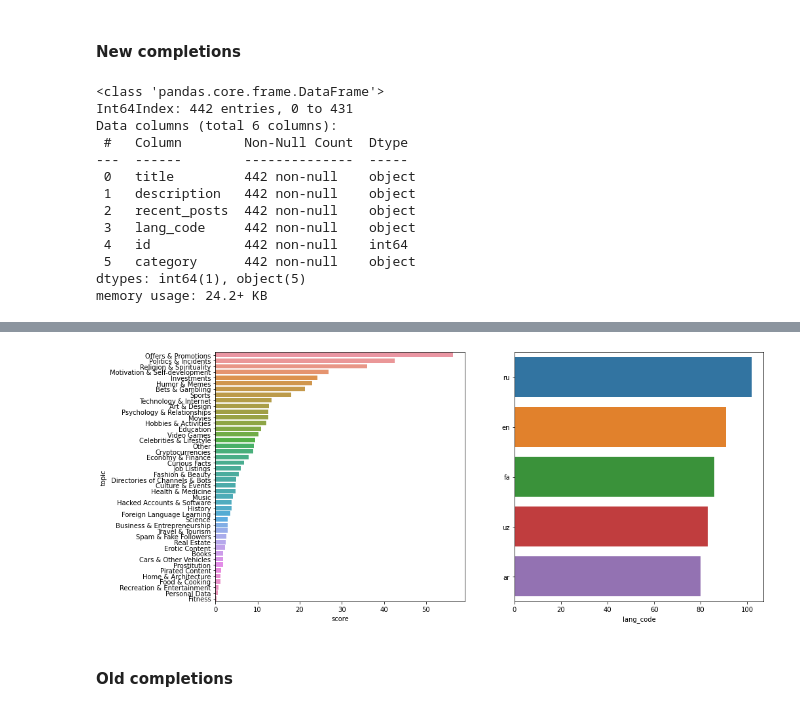
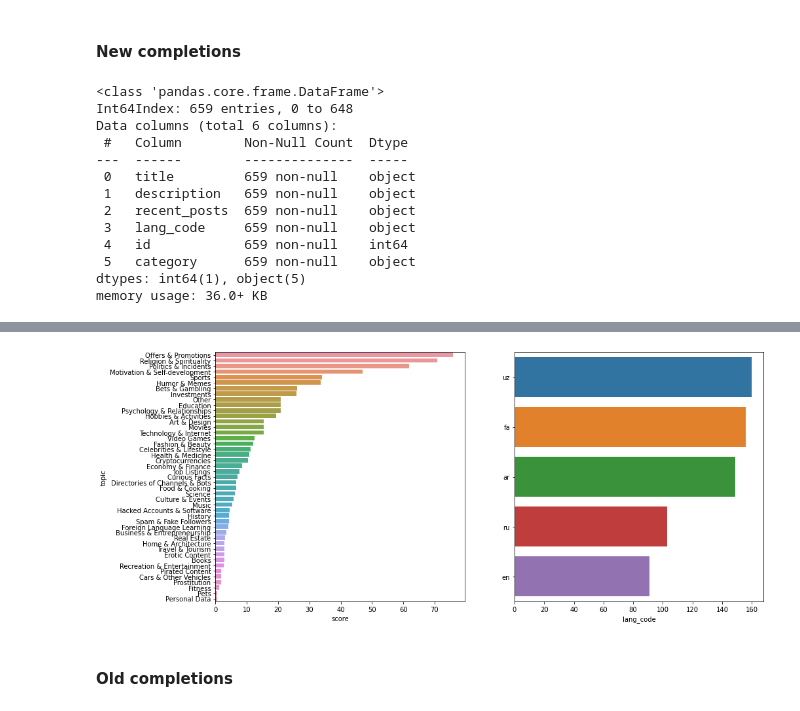
Before and after one commit to Rusteam/tgcat, a Jupyter notebook: notebooks/r-2/0.2.0-rg-prepare-data.ipynb, the cells around one changed output, grey strips where cells are left out. Cells and saved outputs as stored; diff of their text form; code cells hidden in the pictures.

```diff
--- a/notebooks/r-2/0.2.0-rg-prepare-data.ipynb
+++ b/notebooks/r-2/0.2.0-rg-prepare-data.ipynb
@@ -134,23 +134,23 @@ def show_lang_stats(data):
 #### New completions
 # %%
 new_labels = load_labelled_data(COMPLETIONS_R2)
-new_labels['subset'] = 'r-2_completions'
+new_labels['subset'] = 'r-2'
 
 show_lang_stats(new_labels)
 
 new_labels.sample(4)
 # %% [output]
 <class 'pandas.core.frame.DataFrame'>
-Int64Index: 442 entries, 0 to 431
+Int64Index: 659 entries, 0 to 648
 Data columns (total 6 columns):
  #   Column        Non-Null Count  Dtype
 ---  ------        --------------  -----
- 0   title         442 non-null    object
- 1   description   442 non-null    object
- 2   recent_posts  442 non-null    object
- 3   lang_code     442 non-null    object
- 4   id            442 non-null    int64
- 5   category      442 non-null    object
+ 0   title         659 non-null    object
+ 1   description   659 non-null    object
+ 2   recent_posts  659 non-null    object
+ 3   lang_code     659 non-null    object
+ 4   id            659 non-null    int64
+ 5   category      659 non-null    object
 dtypes: int64(1), object(5)
-memory usage: 24.2+ KB
+memory usage: 36.0+ KB
 |  | title | description | recent_posts | lang_code | id | category | subset |
@@ -161,4 +161,4 @@ memory usage: 24.2+ KB
-[figure, old version]
+[figure, new version]
 # %% [markdown]
 #### Old completions
 # %%
```
Also changed, not shown: parts of 9 cells of this notebook, 6 other files.
